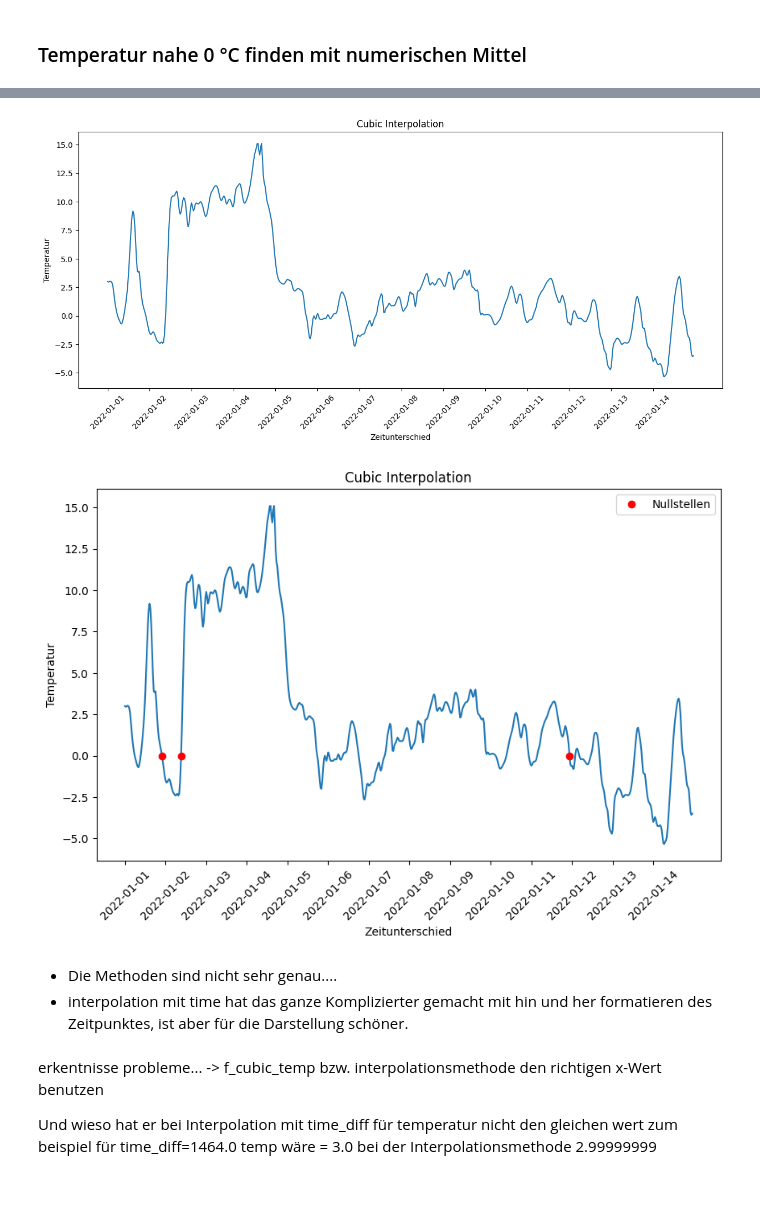
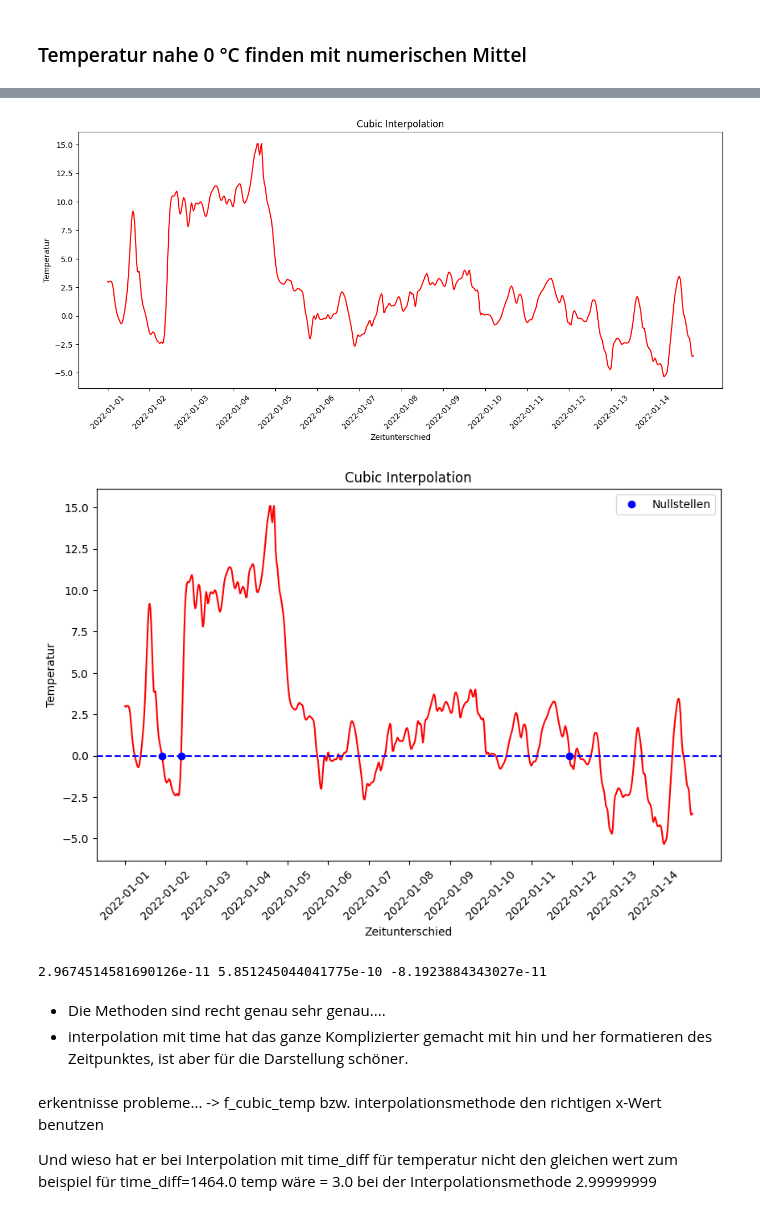
Before and after one commit to Kevin-J-Klein/NGDS-Gruppe-G, a Jupyter notebook: WetterstationGruppeG.ipynb, the cells around one changed output, grey strips where cells are left out. Cells and saved outputs as stored; diff of their text form; code cells hidden in the pictures.

Commit message:
Nullstellen verbessert

```diff
--- a/WetterstationGruppeG.ipynb
+++ b/WetterstationGruppeG.ipynb
@@ -257,7 +248,7 @@ january_end_index = int(np.where(time_new == january_end)[0])
 # %%
 # Plot der Funktion
 fig, ax = plt.subplots(figsize=(15, 6))
-ax.plot(time_datetime_inter[january_start_index:january_end_index], temp_inter_cubic[january_start_index:january_end_index])
+ax.plot(time_datetime_inter[january_start_index:january_end_index], temp_inter_cubic[january_start_index:january_end_index], color='red')
 
 ax.set_xlabel('Zeitunterschied')
 x_ticks = np.arange(time_datetime_inter[january_start_index], time_datetime_inter[january_end_index], np.timedelta64(24, 'h'))
@@ -269,7 +260,7 @@ plt.title('Cubic Interpolation')
 
 plt.show()
 # %% [output]
-[figure, old version]
+[figure, new version]
 # %%
 #Nullstellen ermitteln mit dem Newtonverfahren
 zero1 = optimize.newton(f_cubic_temp, np.datetime64('2022-01-01T00:00').astype(float))  #tol maxiter -> wieso nicht verwendet?? wäre es genauer??
@@ -285,26 +276,32 @@ zero5_datetime = np.float64(zero5).astype("datetime64[m]")
 # %%
 #Gefundene Nullstellen ploten
 fig, ax = plt.subplots(figsize=(10, 6))
-ax.plot(time_datetime_inter[january_start_index:january_end_index], temp_inter_cubic[january_start_index:january_end_index])
+ax.plot(time_datetime_inter[january_start_index:january_end_index], temp_inter_cubic[january_start_index:january_end_index], color='red')
 
-ax.plot([zero1_datetime, zero4_datetime, zero5_datetime], [0,0,0], "or", label="Nullstellen")
+ax.plot([zero1_datetime, zero4_datetime, zero5_datetime], [f_cubic_temp(zero1),0,0], "ob", label="Nullstellen")
+ax.axhline(0, color='blue', linestyle='--')
 
 ax.set_xlabel('Zeitunterschied')
 ax.set_ylabel('Temperatur')
 ax.set_title('Cubic Interpolation')
 
 # Einen Tick pro Tag anzeigen
 x_ticks = np.arange(time_datetime_inter[january_start_index], time_datetime_inter[january_end_index], np.timedelta64(24, 'h'))
 ax.set_xticks(x_ticks)
 
 plt.xticks(rotation=45)
 
 ax.legend()
 plt.show()
 # %% [output]
-[figure, old version]
+[figure, new version]
+# %%
+#Genauer y-Wert der "Nullstellen" ausgeben
+print(f_cubic_temp(zero1), f_cubic_temp(zero4), f_cubic_temp(zero5))
+# %% [output]
+2.9674514581690126e-11 5.851245044041775e-10 -8.1923884343027e-11
 # %% [markdown]
-- Die Methoden sind nicht sehr genau....
+- Die Methoden sind recht genau sehr genau....
 - interpolation mit time hat das ganze Komplizierter gemacht mit hin und her formatieren des Zeitpunktes, ist aber für die Darstellung schöner.
 # %% [markdown]
 erkentnisse probleme... -> f_cubic_temp bzw. interpolationsmethode den richtigen x-Wert benutzen
```
Also changed, not shown: parts of 4 cells of this notebook.
